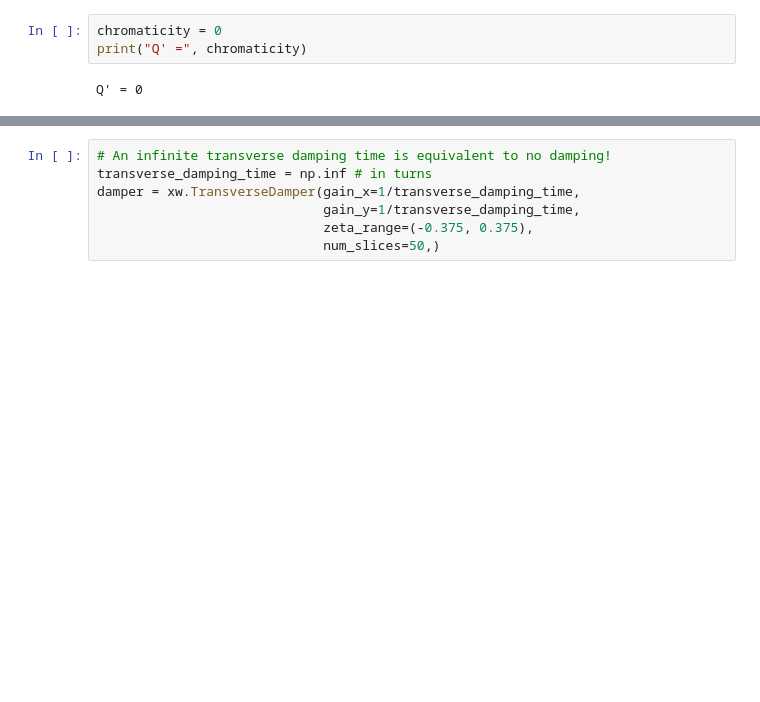
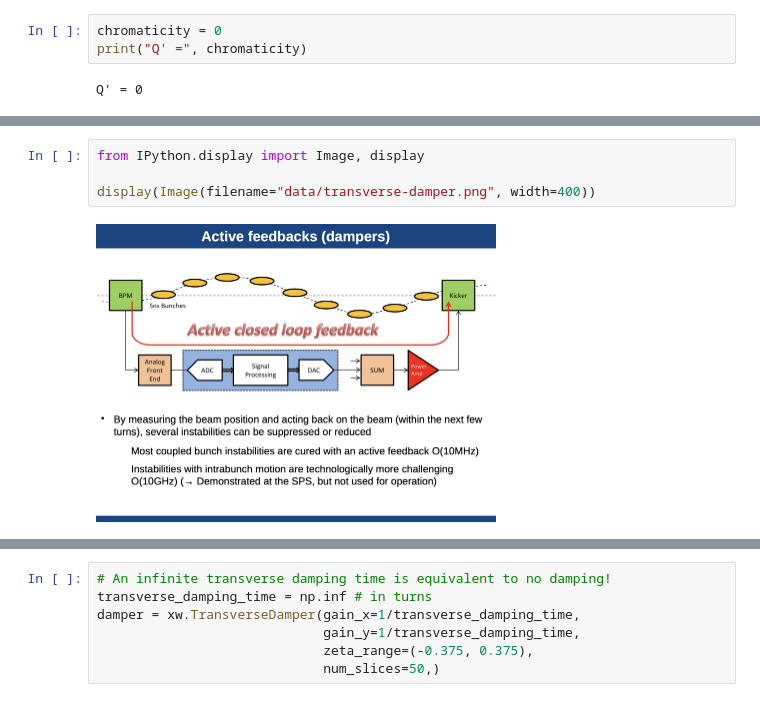
Before and after one commit to JUAS-tutorials/collective-effects-xsuite-tutorials, a Jupyter notebook: Tutorial1.ipynb, the cells around one changed output, grey strips where cells are left out. Saved outputs shown, nothing was run; the diff lists cells and outputs as text; blank space fills up the shorter version.

Commit message:
Test image display markdown 2

```diff
--- a/Tutorial1.ipynb
+++ b/Tutorial1.ipynb
@@ -215,3 +213,9 @@ Q' = 0
+# %%
+from IPython.display import Image, display
+
+display(Image(filename="data/transverse-damper.png", width=400))
+# %% [output]
+[figure, added]
 # %% [markdown]
 # Transverse feedback system (or transverse damper)
 
```
Also changed, not shown: parts of 2 cells of this notebook.
